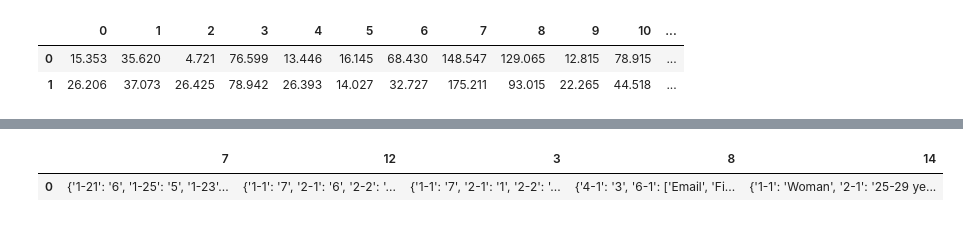
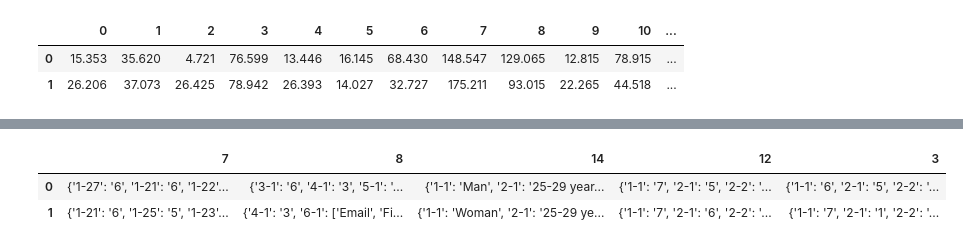
Before and after one commit to rizupaudel/designStudy, a Jupyter notebook: data/analysis.ipynb, the cells around one changed output, grey strips where cells are left out. Saved outputs shown, nothing was run; the diff lists cells and outputs as text; code cells hidden in the pictures.

```diff
--- a/data/analysis.ipynb
+++ b/data/analysis.ipynb
@@ -102,5 +105,7 @@ top5
 # %%
-pd.DataFrame(survey_response)
+survey_response_df = pd.DataFrame(survey_response)
+survey_response_df
 # %% [output]
-|  | 7 | 12 | 3 | 8 | 14 |
-| 0 | {'1-21': '6', '1-25': '5', '1-23'... | {'1-1': '7', '2-1': '6', '2-2': '... | {'1-1': '7', '2-1': '1', '2-2': '... | {'4-1': '3', '6-1': ['Email', 'Fi... | {'1-1': 'Woman', '2-1': '25-29 ye... |
+|  | 7 | 8 | 14 | 12 | 3 |
+| 0 | {'1-27': '6', '1-21': '6', '1-22'... | {'3-1': '6', '4-1': '3', '5-1': '... | {'1-1': 'Man', '2-1': '25-29 year... | {'1-1': '7', '2-1': '5', '2-2': '... | {'1-1': '6', '2-1': '5', '2-2': '... |
+| 1 | {'1-21': '6', '1-25': '5', '1-23'... | {'4-1': '3', '6-1': ['Email', 'Fi... | {'1-1': 'Woman', '2-1': '25-29 ye... | {'1-1': '7', '2-1': '6', '2-2': '... | {'1-1': '7', '2-1': '1', '2-2': '... |
```
Also changed, not shown: parts of 10 cells of this notebook, 7 other files.
